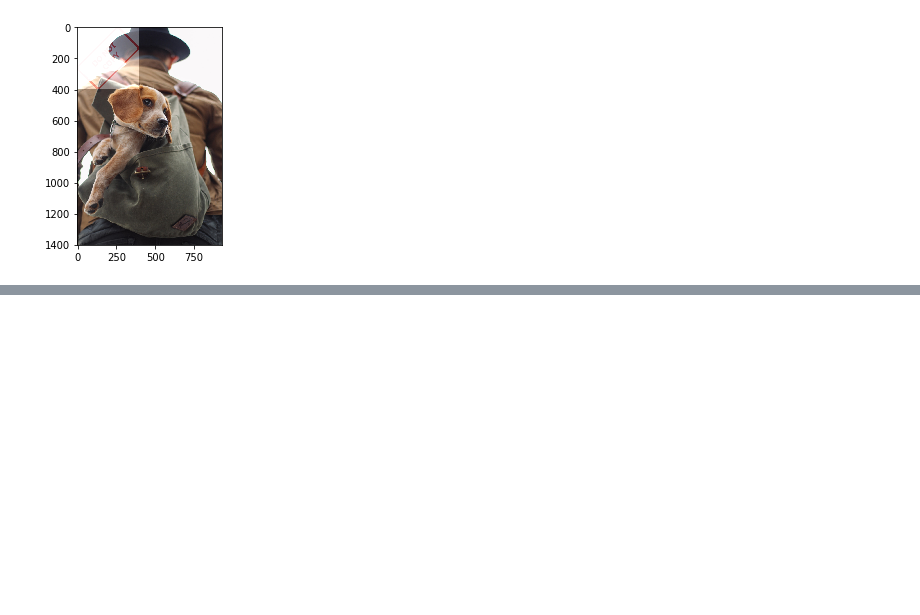
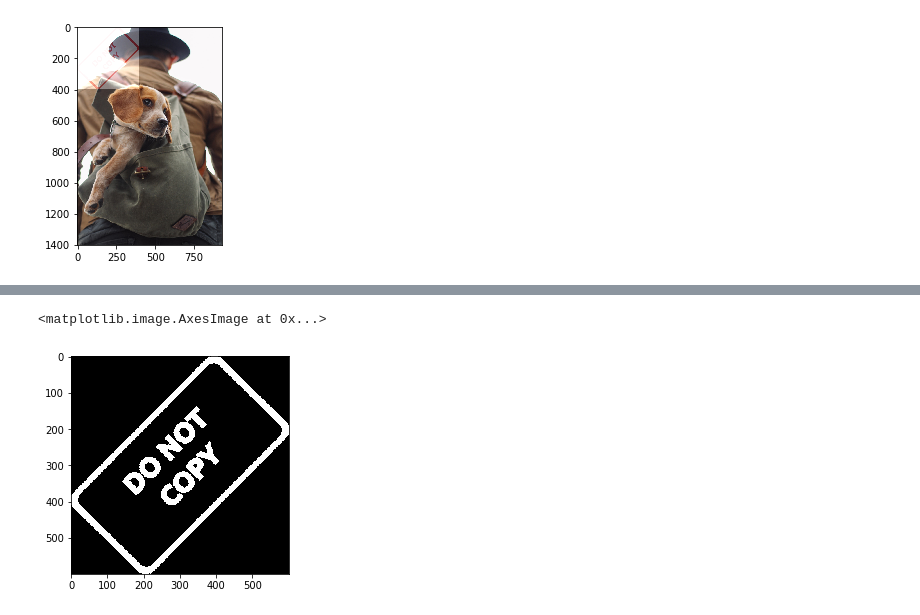
Before and after one commit to philgineer/Python_projects, a Jupyter notebook: OpenCV/3_blending_images_and_masks.ipynb, the cells around one changed output, grey strips where cells are left out. Cells and saved outputs as stored; diff of their text form; code cells hidden in the pictures; blank space fills up the shorter version.

```diff
--- a/OpenCV/3_blending_images.ipynb
+++ b/OpenCV/3_blending_images_and_masks.ipynb
@@ -105,0 +178,5 @@ plt.imshow(large_img2)
+# %%
+plt.imshow(bk)
+# %% [output]
+<matplotlib.image.AxesImage at 0x...>
+[figure, added]
```
Also changed, not shown: parts of 28 cells of this notebook.
